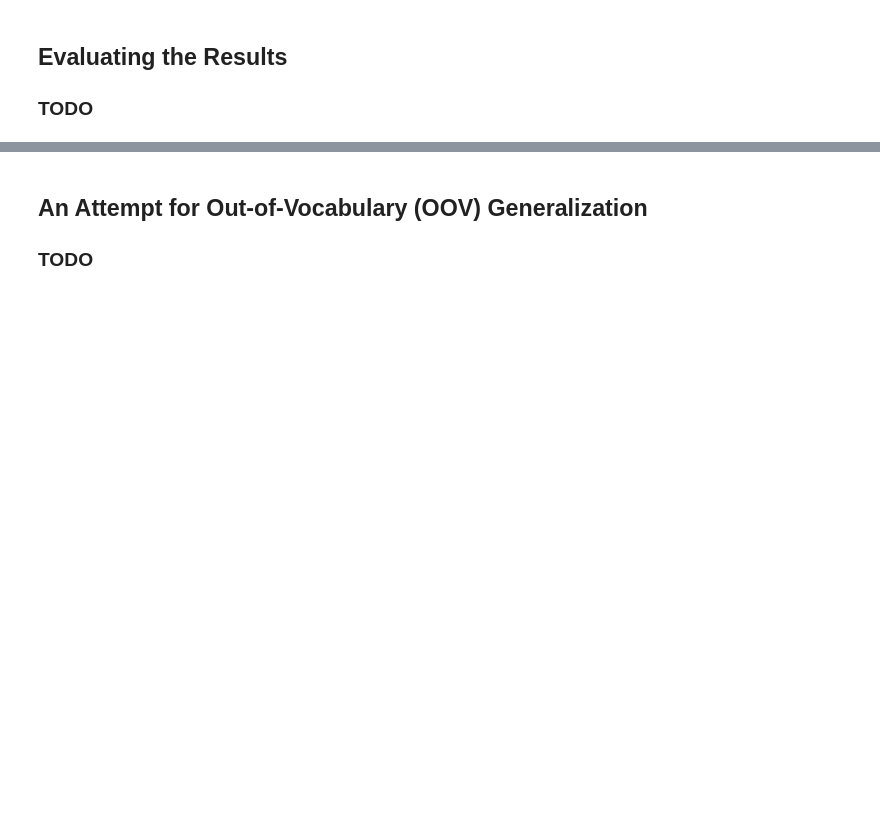
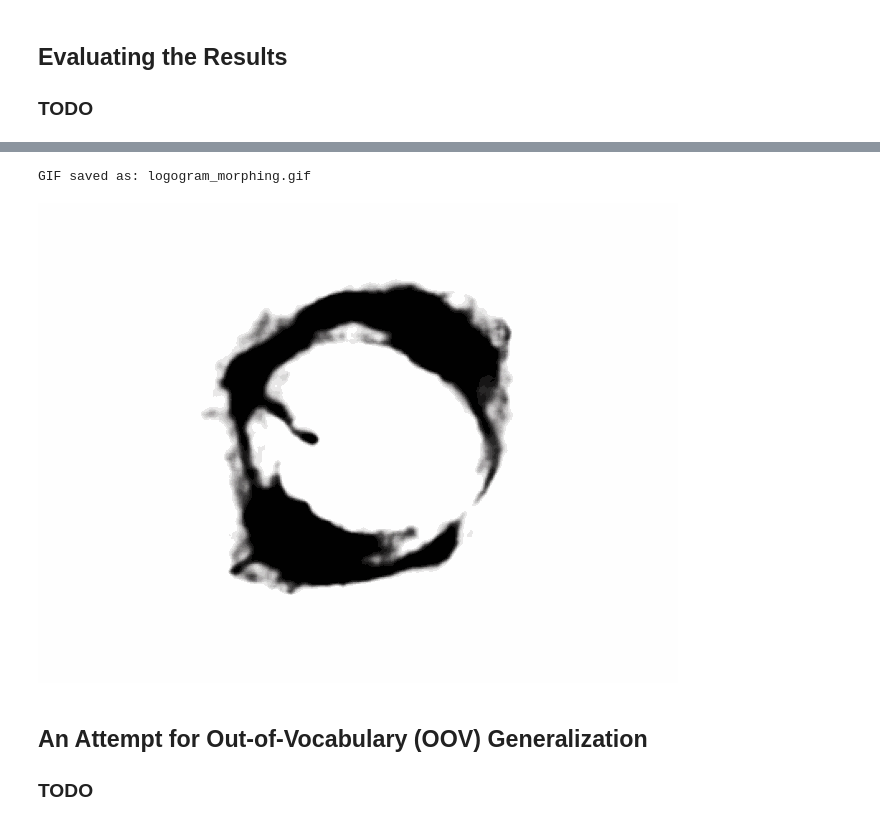
Before and after one commit to MatheusCavini/Heptapod-B_Generator_Text2Logogram, a Jupyter notebook: heptapod-b-generator-text2logogram.ipynb, the cells around one changed output, grey strips where cells are left out. Cells and saved outputs as stored; diff of their text form; code cells hidden in the pictures; blank space fills up the shorter version.

Commit message:
Kaggle Notebook | Heptapod-B Generator (Text2Logogram) | Version 7

```diff
--- a/heptapod-b-generator-text2logogram.ipynb
+++ b/heptapod-b-generator-text2logogram.ipynb
@@ -428,3 +493,22 @@ generate_logogram(text_to_generate, gru=gru, vae=vae, vocab=vocab, device=device
+# %%
+animate_logogram_interpolation(
+    "Heptapod purpose Earth ?",
+    "Offer Weapon",
+    model=gru,
+    vae=vae,
+    vocab=vocab,
+    device=device,  # or "cpu"
+    steps=100,
+    save_path="logogram_morphing.gif"
+)
+# %% [output]
+GIF saved as: logogram_morphing.gif
+# %%
+from IPython.display import Image as IPImage
+
+IPImage(filename="logogram_morphing.gif")
+# %% [output]
+[figure, added]
 # %% [markdown]
 ## An Attempt for Out-of-Vocabulary (OOV) Generalization
 
```
Also changed, not shown: parts of 6 cells of this notebook.
